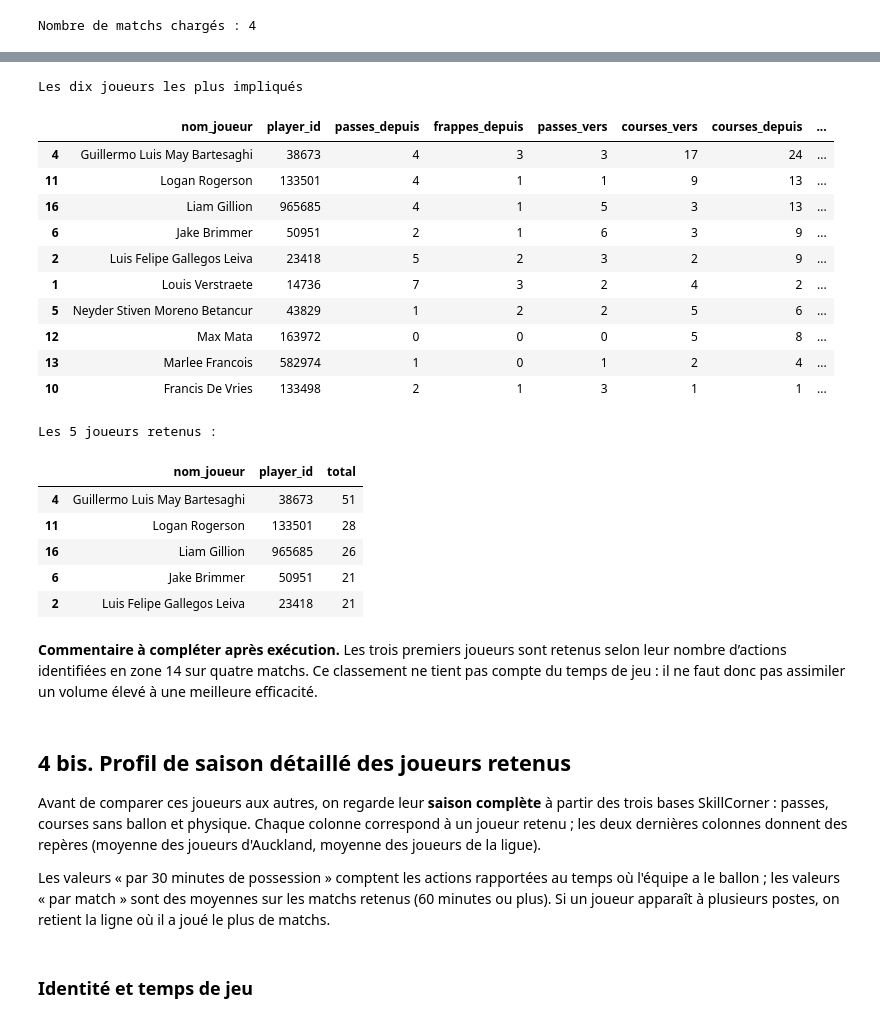
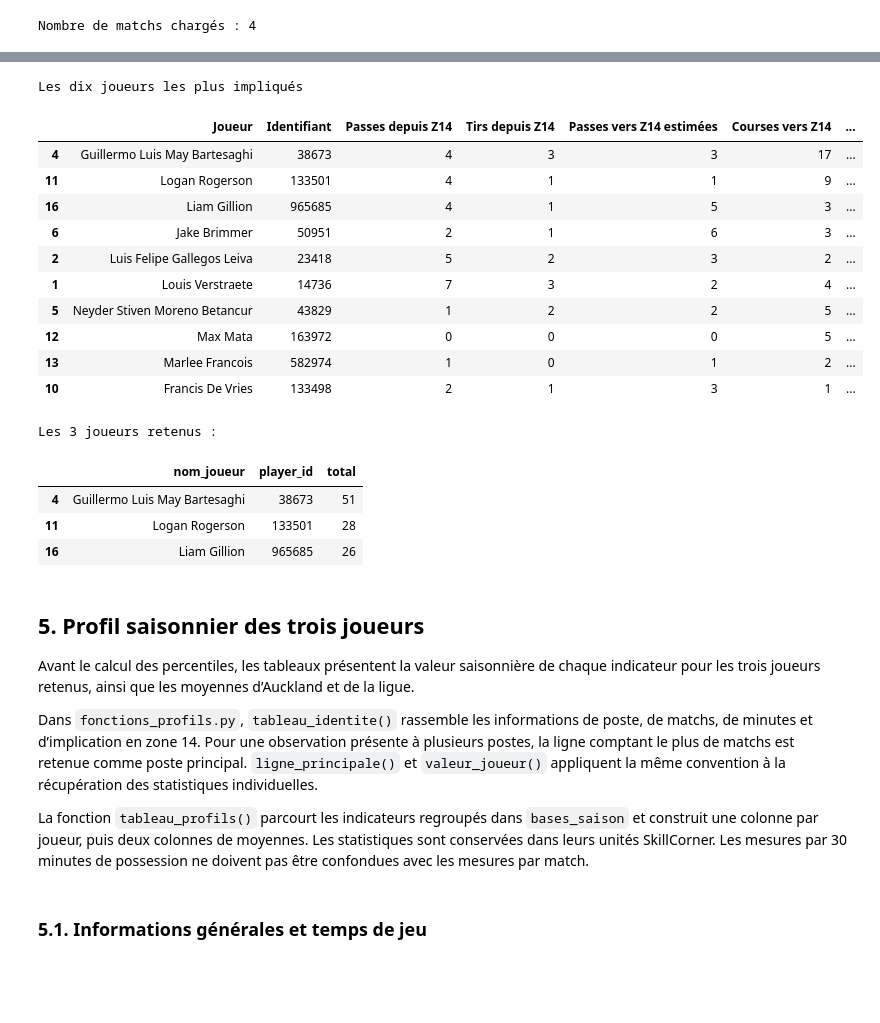
Before and after one commit to lfaivre1/PythonDS_foot, a Jupyter notebook: Notebooks/03_profils_joueurs.ipynb, the cells around one changed output, grey strips where cells are left out. Cells and saved outputs as stored; diff of their text form; code cells hidden in the pictures; blank space fills up the shorter version.

```diff
--- a/Notebooks/03_profils_joueurs.ipynb
+++ b/Notebooks/03_profils_joueurs.ipynb
@@ -127,68 +133,74 @@ On compte les cinq catégories d’actions pour chaque `player_id`. Le total est
-# %%
 # %%
 #on compte les actions puis on ajoute les noms des joueurs
 usage_joueurs = compter_actions_joueurs(actions_zone14)
 
 noms_saison = []
 for identifiant in usage_joueurs['player_id']:
     lignes = pas.loc[pas['player_id'] == identifiant]
     if len(lignes) > 0:
         noms_saison.append(lignes['player_name'].iloc[0])
     else:
         #si le joueur n'est pas dans la base de passes, on cherche dans les événements
         nom_trouve = 'Absent des données de saison'
         for nom_match, (infos, evenements) in matchs.items():
             noms = evenements.loc[
                 evenements['player_id'].astype(float) == identifiant,
                 'player_name'
             ].dropna()
             if len(noms) > 0:
                 nom_trouve = noms.iloc[0]
                 break
         noms_saison.append(nom_trouve)
 
 usage_joueurs['nom_joueur'] = noms_saison
 
 colonnes_usage = [
     'nom_joueur', 'player_id', 'passes_depuis', 'frappes_depuis',
     'passes_vers', 'courses_vers', 'courses_depuis', 'total'
 ]
 print('Les dix joueurs les plus impliqués')
-usage_joueurs[colonnes_usage].head(10).round(0)
+noms_colonnes_usage = {
+    'nom_joueur': 'Joueur',
+    'player_id': 'Identifiant',
+    'passes_depuis': 'Passes depuis Z14',
+    'frappes_depuis': 'Tirs depuis Z14',
+    'passes_vers': 'Passes vers Z14 estimées',
+    'courses_vers': 'Courses vers Z14',
+    'courses_depuis': 'Courses depuis Z14',
+    'total': 'Total des actions'
+}
+usage_joueurs[colonnes_usage].head(10).rename(columns=noms_colonnes_usage).round(0)
 # %% [output]
 Les dix joueurs les plus impliqués
-|  | nom_joueur | player_id | passes_depuis | frappes_depuis | passes_vers | courses_vers | courses_depuis | ... |
-| 4 | Guillermo Luis May Bartesaghi | 38673 | 4 | 3 | 3 | 17 | 24 | ... |
-| 11 | Logan Rogerson | 133501 | 4 | 1 | 1 | 9 | 13 | ... |
-| 16 | Liam Gillion | 965685 | 4 | 1 | 5 | 3 | 13 | ... |
-| 6 | Jake Brimmer | 50951 | 2 | 1 | 6 | 3 | 9 | ... |
-| 2 | Luis Felipe Gallegos Leiva | 23418 | 5 | 2 | 3 | 2 | 9 | ... |
-| 1 | Louis Verstraete | 14736 | 7 | 3 | 2 | 4 | 2 | ... |
-| 5 | Neyder Stiven Moreno Betancur | 43829 | 1 | 2 | 2 | 5 | 6 | ... |
-| 12 | Max Mata | 163972 | 0 | 0 | 0 | 5 | 8 | ... |
-| 13 | Marlee Francois | 582974 | 1 | 0 | 1 | 2 | 4 | ... |
-| 10 | Francis De Vries | 133498 | 2 | 1 | 3 | 1 | 1 | ... |
+|  | Joueur | Identifiant | Passes depuis Z14 | Tirs depuis Z14 | Passes vers Z14 estimées | Courses vers Z14 | ... |
+| 4 | Guillermo Luis May Bartesaghi | 38673 | 4 | 3 | 3 | 17 | ... |
+| 11 | Logan Rogerson | 133501 | 4 | 1 | 1 | 9 | ... |
+| 16 | Liam Gillion | 965685 | 4 | 1 | 5 | 3 | ... |
+| 6 | Jake Brimmer | 50951 | 2 | 1 | 6 | 3 | ... |
+| 2 | Luis Felipe Gallegos Leiva | 23418 | 5 | 2 | 3 | 2 | ... |
+| 1 | Louis Verstraete | 14736 | 7 | 3 | 2 | 4 | ... |
+| 5 | Neyder Stiven Moreno Betancur | 43829 | 1 | 2 | 2 | 5 | ... |
+| 12 | Max Mata | 163972 | 0 | 0 | 0 | 5 | ... |
+| 13 | Marlee Francois | 582974 | 1 | 0 | 1 | 2 | ... |
+| 10 | Francis De Vries | 133498 | 2 | 1 | 3 | 1 | ... |
 # %%
-# %%
-#on conserve les 5 premiers joueurs
+#on conserve les 3 premiers joueurs
 #leurs statistiques saisonnières seront analysées ci-dessous
-top_joueurs = usage_joueurs.head(5).copy()
+top_joueurs = usage_joueurs.head(3).copy()
 
-print('Les 5 joueurs retenus :')
+print('Les 3 joueurs retenus :')
 top_joueurs[['nom_joueur', 'player_id', 'total']].round(0)
 # %% [output]
-Les 5 joueurs retenus :
+Les 3 joueurs retenus :
 |  | nom_joueur | player_id | total |
 | 4 | Guillermo Luis May Bartesaghi | 38673 | 51 |
 | 11 | Logan Rogerson | 133501 | 28 |
 | 16 | Liam Gillion | 965685 | 26 |
-| 6 | Jake Brimmer | 50951 | 21 |
-| 2 | Luis Felipe Gallegos Leiva | 23418 | 21 |
-# %% [markdown]
-**Commentaire à compléter après exécution.** Les trois premiers joueurs sont retenus selon leur nombre d’actions identifiées en zone 14 sur quatre matchs. Ce classement ne tient pas compte du temps de jeu : il ne faut donc pas assimiler un volume élevé à une meilleure efficacité.
 # %% [markdown]
-## 4 bis. Profil de saison détaillé des joueurs retenus
+## 5. Profil saisonnier des trois joueurs
 
-Avant de comparer ces joueurs aux autres, on regarde leur **saison complète** à partir des trois bases SkillCorner : passes, courses sans ballon et physique. Chaque colonne correspond à un joueur retenu ; les deux dernières colonnes donnent des repères (moyenne des joueurs d'Auckland, moyenne des joueurs de la ligue).
+Avant le calcul des percentiles, les tableaux présentent la valeur saisonnière de chaque indicateur pour les trois joueurs retenus, ainsi que les moyennes d’Auckland et de la ligue.
 
-Les valeurs « par 30 minutes de possession » comptent les actions rapportées au temps où l'équipe a le ballon ; les valeurs « par match » sont des moyennes sur les matchs retenus (60 minutes ou plus). Si un joueur apparaît à plusieurs postes, on retient la ligne où il a joué le plus de matchs.
+Dans `fonctions_profils.py`, `tableau_identite()` rassemble les informations de poste, de matchs, de minutes et d’implication en zone 14. Pour une observation présente à plusieurs postes, la ligne comptant le plus de matchs est retenue comme poste principal. `ligne_principale()` et `valeur_joueur()` appliquent la même convention à la récupération des statistiques individuelles.
+
+La fonction `tableau_profils()` parcourt les indicateurs regroupés dans `bases_saison` et construit une colonne par joueur, puis deux colonnes de moyennes. Les statistiques sont conservées dans leurs unités SkillCorner. Les mesures par 30 minutes de possession ne doivent pas être confondues avec les mesures par match.
@@ -263,2 +255,2 @@ for famille, variable, libelle in indicateurs_passes + indicateurs_courses + ind
 # %% [markdown]
-### Identité et temps de jeu
+### 5.1. Informations générales et temps de jeu
```
Also changed, not shown: parts of 37 cells of this notebook, 2 other files.
